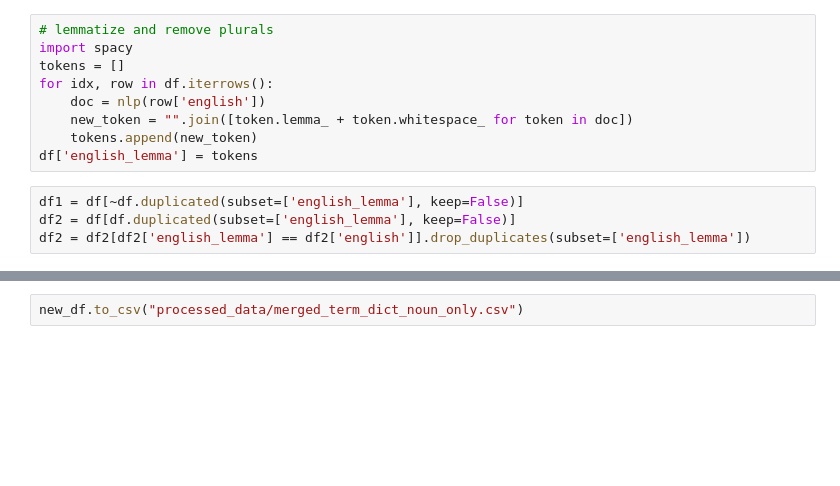
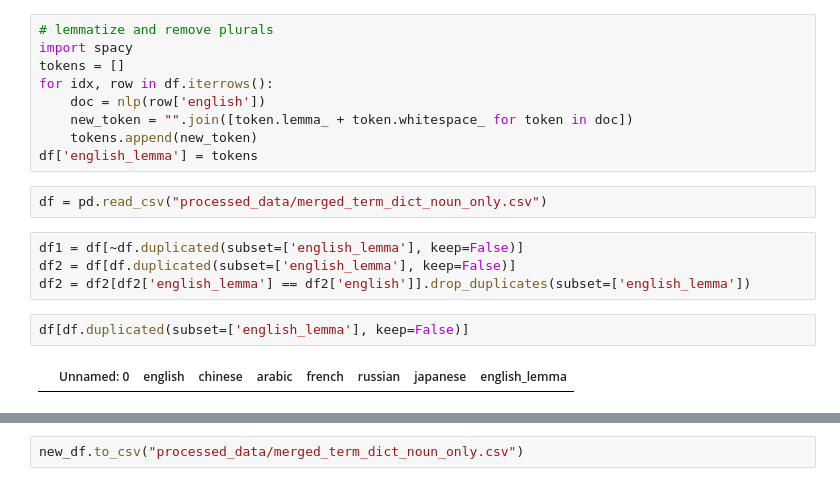
Before and after one commit to ImanOu123/multilingual-model-card, a Jupyter notebook: src/dictionary_collection/process_raw_data.ipynb, the cells around one changed output, grey strips where cells are left out. Drawn from its saved outputs; the diff is of its cells as text; blank space fills up the shorter version.

```diff
--- a/src/dictionary_collection/process_raw_data.ipynb
+++ b/src/dictionary_collection/process_raw_data.ipynb
@@ -299,9 +299,15 @@ for idx, row in df.iterrows():
     new_token = "".join([token.lemma_ + token.whitespace_ for token in doc])
     tokens.append(new_token)
 df['english_lemma'] = tokens
+# %%
+df = pd.read_csv("processed_data/merged_term_dict_noun_only.csv")
 # %%
 df1 = df[~df.duplicated(subset=['english_lemma'], keep=False)]
 df2 = df[df.duplicated(subset=['english_lemma'], keep=False)]
 df2 = df2[df2['english_lemma'] == df2['english']].drop_duplicates(subset=['english_lemma'])
+# %%
+df[df.duplicated(subset=['english_lemma'], keep=False)]
+# %% [output]
+|  | Unnamed: 0 | english | chinese | arabic | french | russian | japanese | english_lemma |
 # %%
 new_df = pd.concat([df1, df2])
```
Also changed, not shown: parts of 2 cells of this notebook, 1 other file.
